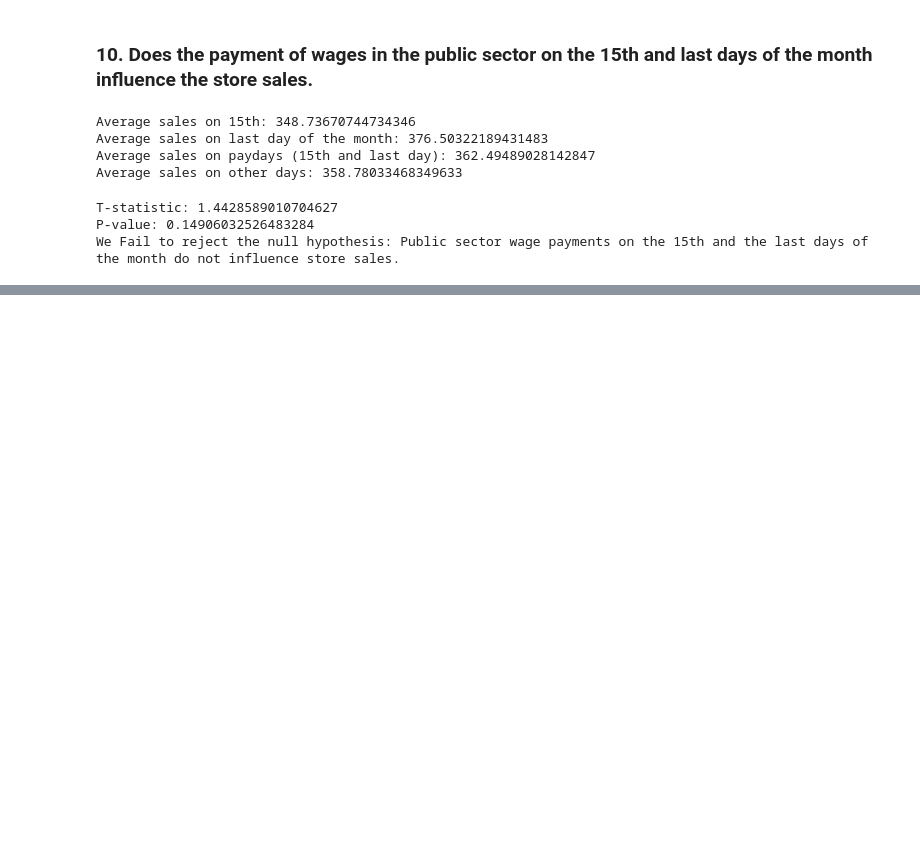
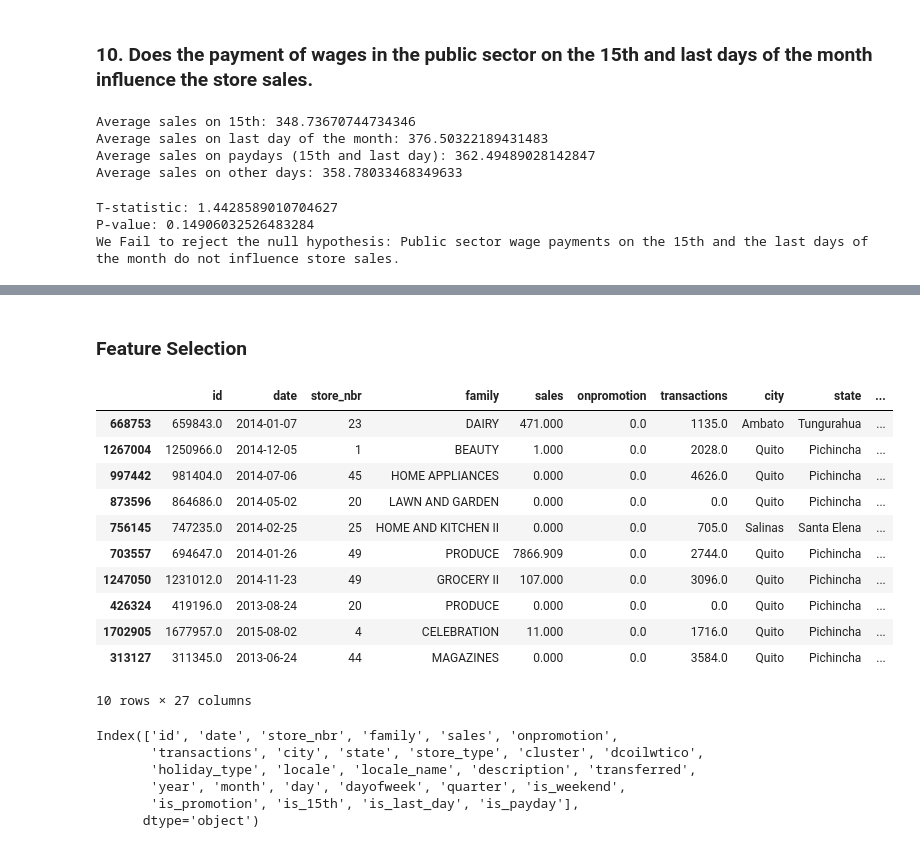
Before and after one commit to GlennRockson/Store_Sales_Predictions, a Jupyter notebook: main.ipynb, the cells around one changed output, grey strips where cells are left out. Cells and saved outputs as stored; diff of their text form; code cells hidden in the pictures; blank space fills up the shorter version.

```diff
--- a/main.ipynb
+++ b/main.ipynb
@@ -1245,0 +1314,30 @@ We Fail to reject the null hypothesis: Public sector wage payments on the 15th a
+# %% [markdown]
+### Feature Selection
+# %%
+# Display random sample of 10 rows to see the contents of the columns
+
+train_merged.sample(10, random_state = 42)
+# %% [output]
+|  | id | date | store_nbr | family | sales | onpromotion | transactions | city | state | ... |
+| 668753 | 659843.0 | 2014-01-07 | 23 | DAIRY | 471.000 | 0.0 | 1135.0 | Ambato | Tungurahua | ... |
+| 1267004 | 1250966.0 | 2014-12-05 | 1 | BEAUTY | 1.000 | 0.0 | 2028.0 | Quito | Pichincha | ... |
+| 997442 | 981404.0 | 2014-07-06 | 45 | HOME APPLIANCES | 0.000 | 0.0 | 4626.0 | Quito | Pichincha | ... |
+| 873596 | 864686.0 | 2014-05-02 | 20 | LAWN AND GARDEN | 0.000 | 0.0 | 0.0 | Quito | Pichincha | ... |
+| 756145 | 747235.0 | 2014-02-25 | 25 | HOME AND KITCHEN II | 0.000 | 0.0 | 705.0 | Salinas | Santa Elena | ... |
+| 703557 | 694647.0 | 2014-01-26 | 49 | PRODUCE | 7866.909 | 0.0 | 2744.0 | Quito | Pichincha | ... |
+| 1247050 | 1231012.0 | 2014-11-23 | 49 | GROCERY II | 107.000 | 0.0 | 3096.0 | Quito | Pichincha | ... |
+| 426324 | 419196.0 | 2013-08-24 | 20 | PRODUCE | 0.000 | 0.0 | 0.0 | Quito | Pichincha | ... |
+| 1702905 | 1677957.0 | 2015-08-02 | 4 | CELEBRATION | 11.000 | 0.0 | 1716.0 | Quito | Pichincha | ... |
+| 313127 | 311345.0 | 2013-06-24 | 44 | MAGAZINES | 0.000 | 0.0 | 3584.0 | Quito | Pichincha | ... |
+10 rows × 27 columns
+# %%
+# Display all the columns of the dataset
+
+train_merged.columns
+# %% [output]
+Index(['id', 'date', 'store_nbr', 'family', 'sales', 'onpromotion',
+       'transactions', 'city', 'state', 'store_type', 'cluster', 'dcoilwtico',
+       'holiday_type', 'locale', 'locale_name', 'description', 'transferred',
+       'year', 'month', 'day', 'dayofweek', 'quarter', 'is_weekend',
+       'is_promotion', 'is_15th', 'is_last_day', 'is_payday'],
+      dtype='object')
```
Also changed, not shown: parts of 26 cells of this notebook, 1 other file.
